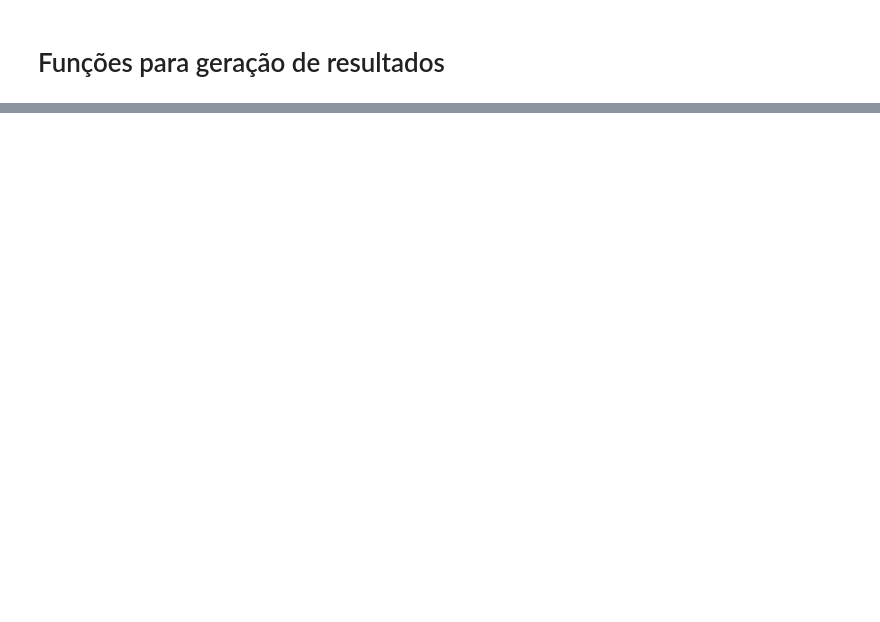
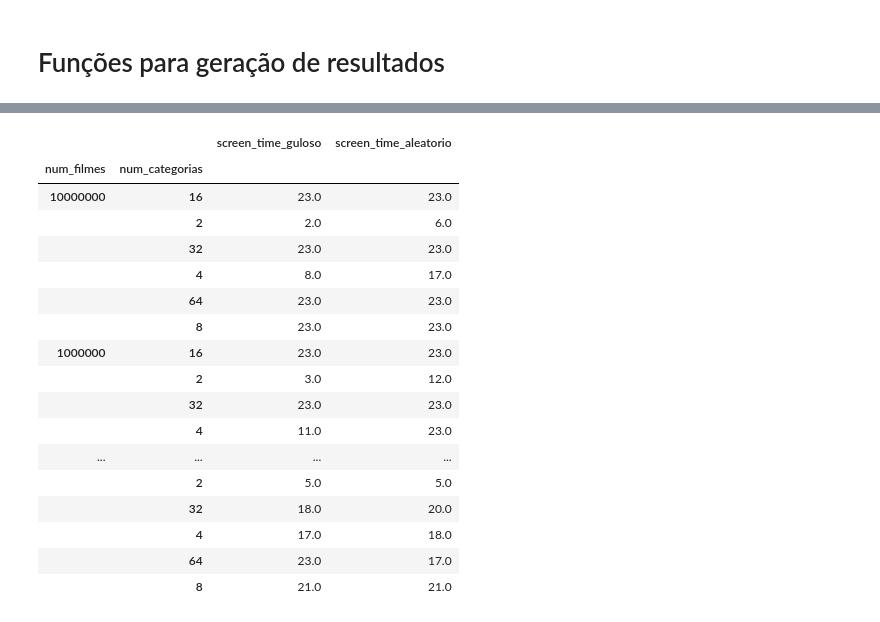
Before and after one commit to josermf2/maratonaFilmesSuperComp, a Jupyter notebook: geracaoResultados.ipynb, the cells around one changed output, grey strips where cells are left out. Cells and saved outputs as stored; diff of their text form; code cells hidden in the pictures; blank space fills up the shorter version.

```diff
--- a/geracaoResultados.ipynb
+++ b/geracaoResultados.ipynb
@@ -100,3 +147,26 @@ df_filmes
+# %%
+# Tabela de tempo de exibição
+df_screen_time = df[['screen_time_guloso', 'screen_time_aleatorio']]
+df_screen_time
+# %% [output]
+|  |  | screen_time_guloso | screen_time_aleatorio |
+| num_filmes | num_categorias |  |  |
+| 10000000 | 16 | 23.0 | 23.0 |
+|  | 2 | 2.0 | 6.0 |
+|  | 32 | 23.0 | 23.0 |
+|  | 4 | 8.0 | 17.0 |
+|  | 64 | 23.0 | 23.0 |
+|  | 8 | 23.0 | 23.0 |
+| 1000000 | 16 | 23.0 | 23.0 |
+|  | 2 | 3.0 | 12.0 |
+|  | 32 | 23.0 | 23.0 |
+|  | 4 | 11.0 | 23.0 |
+| ... | ... | ... | ... |
+|  | 2 | 5.0 | 5.0 |
+|  | 32 | 18.0 | 20.0 |
+|  | 4 | 17.0 | 18.0 |
+|  | 64 | 23.0 | 17.0 |
+|  | 8 | 21.0 | 21.0 |
 # %%
 fig, ax = plt.subplots(figsize=(10, 6))
 df_runtime['runtime_guloso'].plot(ax=ax, label='Greedy Algorithm')
```
Also changed, not shown: parts of 18 cells of this notebook.
